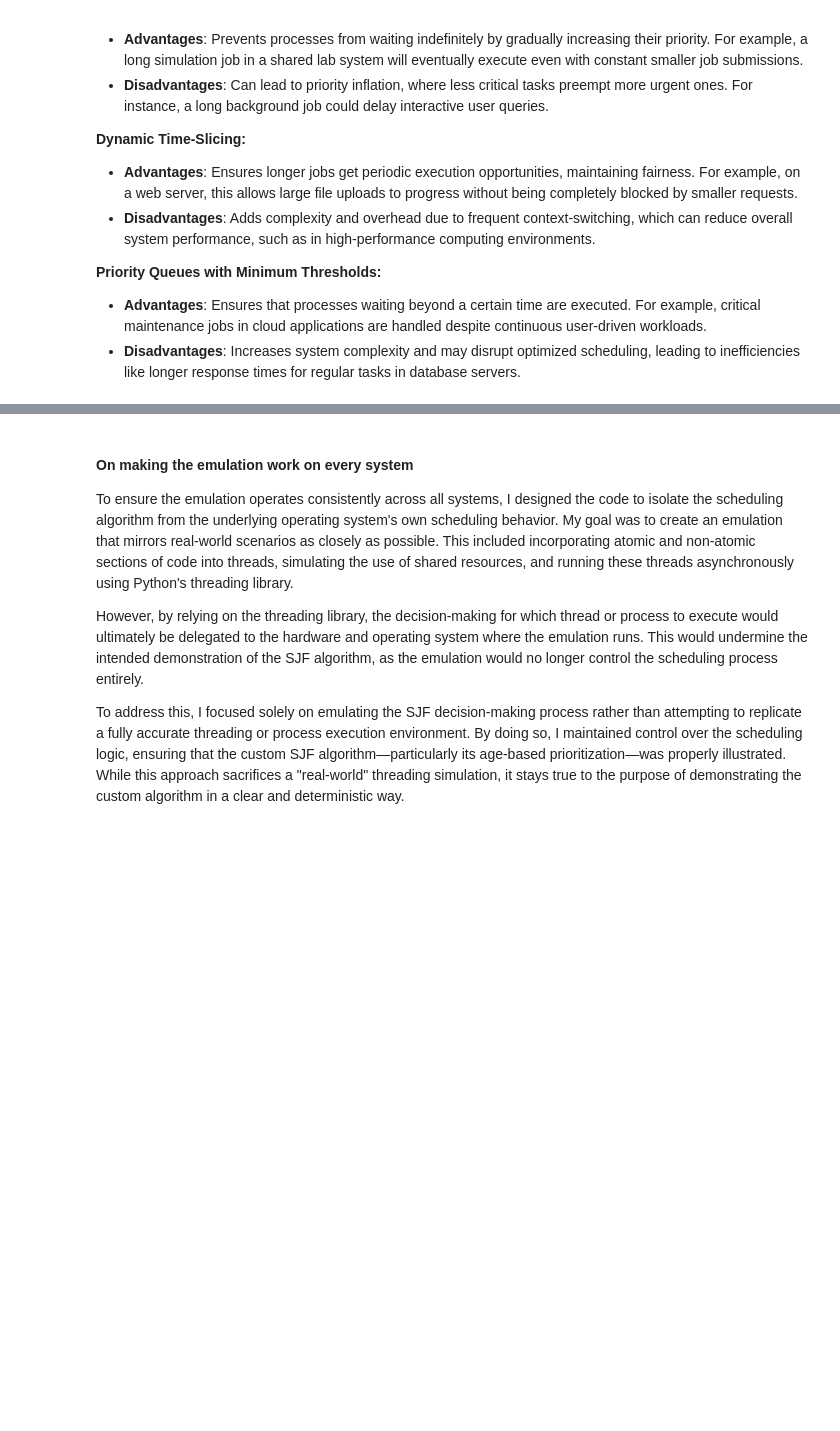
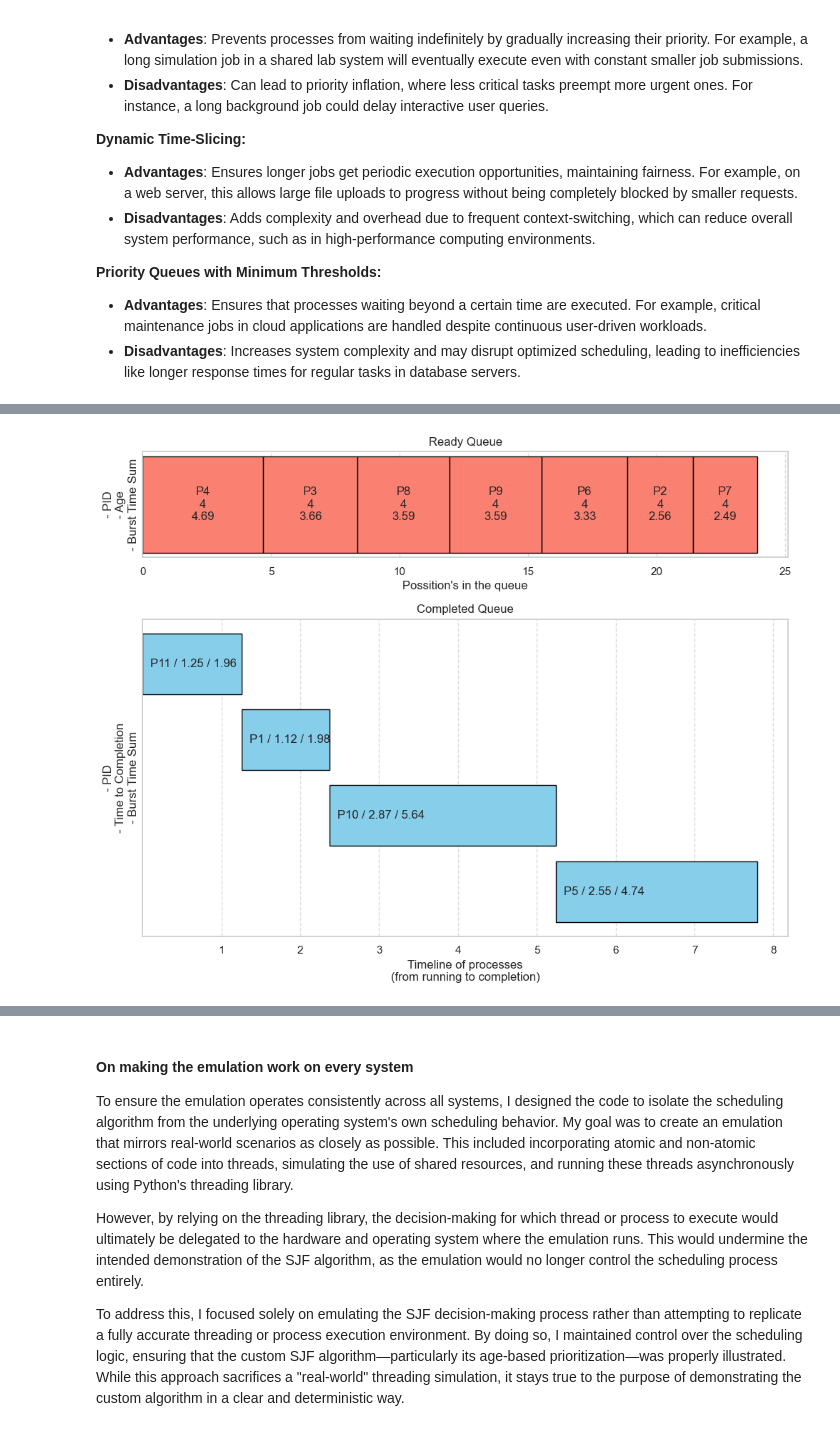
Before and after one commit to LucEnden/sync, a Jupyter notebook: research_lvde/preventing_starvation_in_shortest_job_first_scheduling_algorithm.ipynb, the cells around one changed output, grey strips where cells are left out. Cells and saved outputs as stored; diff of their text form; code cells hidden in the pictures; blank space fills up the shorter version.

```diff
--- a/research_lvde/preventing_starvation_in_shortest_job_first_scheduling_algorithm.ipynb
+++ b/research_lvde/preventing_starvation_in_shortest_job_first_scheduling_algorithm.ipynb
@@ -305,0 +301,97 @@ for i, queue_item in enumerate(completed_queue):
+# %%
+import seaborn as sns
+import matplotlib.pyplot as plt
+
+# Queue visualization setup
+sns.set_theme(style="whitegrid")
+fig, ax = plt.subplots(2, 1, figsize=(10, 8), gridspec_kw={'height_ratios': [1, 3]})  # Single column, two rows
+
+# Completed Queue Plot
+cq_title = "Completed Queue"
+cq_x_lbl = "Timeline of processes\n(from running to completion)"
+cq_y_lbl = "- PID\n- Time to Completion\n- Burst Time Sum"
+cq_ax = 1
+
+# Ready Queue Plot
+rq_title = "Ready Queue"
+rq_x_lbl = "Possition's in the queue"
+rq_y_lbl = "- PID\n- Age\n- Burst Time Sum"
+rq_ax = 0
+
+def update_queue_plot(rq, cq):
+    # Clear the subplots
+    ax[rq_ax].clear()
+    ax[cq_ax].clear()
+    items_to_visualize = 10
+
+    # Ready Queue: keep order determined by the scheduler
+    rq_data = rq.get_first_n(items_to_visualize) # Get the first N items
+
+    # Plot the bars for the ready queue individually
+    start = 0  # Start position for stacking bars
+    for qi in rq_data:
+        bt_sum = qi.process.bt_sum
+        ax[rq_ax].barh(
+            y=0,  # Keep all bars on the same y-axis value
+            width=bt_sum,  # Width is the average burst time
+            left=start,  # Start position for the current bar
+            height=0.5,  # Adjust bar height as needed
+            align='center',
+            color='salmon',  # Customize color if necessary
+            edgecolor='black'
+        )
+        txt = f"P{qi.process.id}\n{qi.age}\n{bt_sum:.2f}"
+        ax[rq_ax].text(
+            x=start + bt_sum / 2,  # Position text in the middle of the bar
+            y=0,  # Keep all text on the same y-axis value
+            s=txt,  # Display the process ID
+            ha='center',  # Center the text horizontally
+            va='center'  # Center the text vertically
+        )
+        start += bt_sum  # Update start position for the next bar
+
+    ax[rq_ax].set_xlabel(rq_x_lbl)
+    ax[rq_ax].set_ylabel(rq_y_lbl)
+    ax[rq_ax].set_yticks([])  # No y-ticks needed
+    ax[rq_ax].set_title(rq_title)
+    ax[rq_ax].grid(axis="x", linestyle="--", alpha=0.7)
+
+    # Completed Queue: sorted by arrival time
+    cq_data = cq.get_last_n(items_to_visualize)
+
+    # Plot completed queue as a gannt chart
+    for i, qi in enumerate(cq_data):
+        ax[cq_ax].barh(
+            y=i,
+            width=qi.process.ttc,
+            left=qi.arrival_time - qi.process.ttc,
+            color='skyblue',
+            edgecolor='black'
+        )
+        txt = f"P{qi.process.id} / {qi.process.ttc:.2f} / {qi.process.bt_sum:.2f}"
+        ax[cq_ax].text(
+            x=qi.arrival_time - qi.process.ttc + 0.1,
+            y=i,
+            s=txt,
+            va='center'
+        )
+
+    ax[cq_ax].set_xlabel(cq_x_lbl)
+
+    ax[cq_ax].invert_yaxis()  # Invert the y-axis to have the first item at the top
+    ax[cq_ax].set_yticks([])
+    ax[cq_ax].set_ylabel(cq_y_lbl)
+
+    ax[cq_ax].set_title(cq_title)
+    ax[cq_ax].grid(axis="x", linestyle="--", alpha=0.7)
+
+    # Adjust layout for readability
+    fig.tight_layout()
+
+    # Redraw the plot
+    fig.canvas.draw_idle()
+
+# Display the plot
+update_queue_plot(ready_queue, completed_queue)
+# %% [output]
+[figure, added]
```
Also changed, not shown: parts of 17 cells of this notebook, 3 other files.
